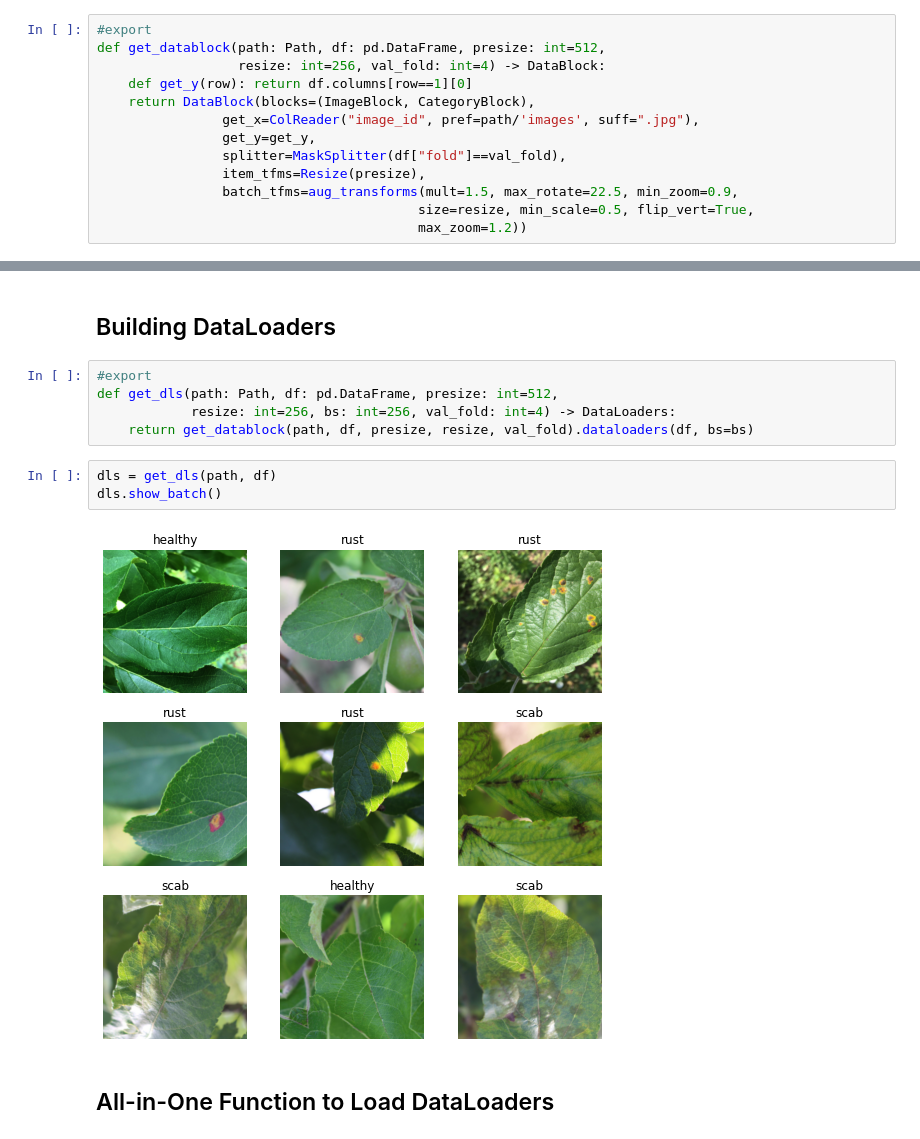
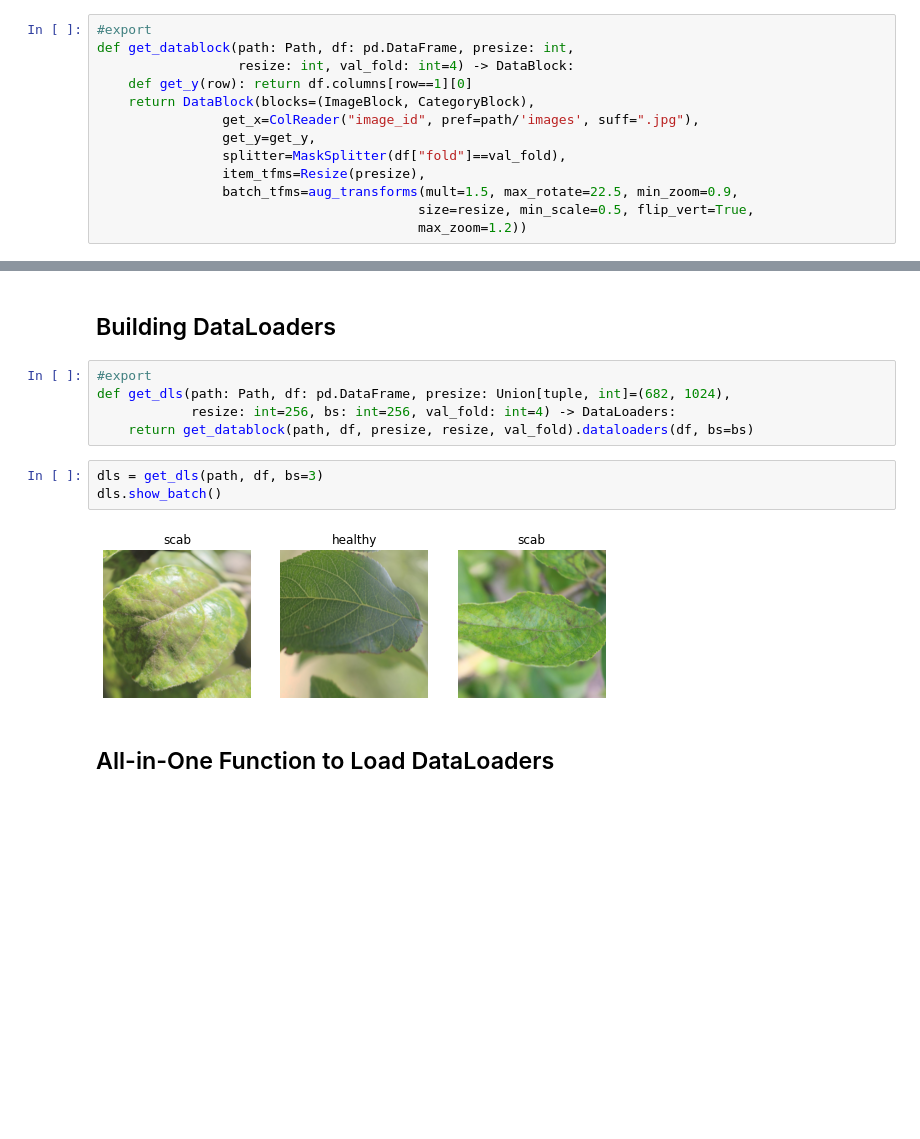
Before and after one commit to bwolfson97/plant_pathology, a Jupyter notebook: nbks/01_dataset.ipynb, the cells around one changed output, grey strips where cells are left out. Drawn from its saved outputs; the diff is of its cells as text; blank space fills up the shorter version.

```diff
--- a/nbks/01_dataset.ipynb
+++ b/nbks/01_dataset.ipynb
@@ -20,7 +20,7 @@ from plant_pathology.utils import *
 # %%
 #export
-def get_datablock(path: Path, df: pd.DataFrame, presize: int=512,
-                  resize: int=256, val_fold: int=4) -> DataBlock:
+def get_datablock(path: Path, df: pd.DataFrame, presize: int,
+                  resize: int, val_fold: int=4) -> DataBlock:
     def get_y(row): return df.columns[row==1][0]
     return DataBlock(blocks=(ImageBlock, CategoryBlock),
                 get_x=ColReader("image_id", pref=path/'images', suff=".jpg"),
@@ -60,14 +60,14 @@ dls.show_batch(unique=True, max_n=5, nrows=1)
 ## Building DataLoaders
 # %%
 #export
-def get_dls(path: Path, df: pd.DataFrame, presize: int=512,
+def get_dls(path: Path, df: pd.DataFrame, presize: Union[tuple, int]=(682, 1024),
             resize: int=256, bs: int=256, val_fold: int=4) -> DataLoaders:
     return get_datablock(path, df, presize, resize, val_fold).dataloaders(df, bs=bs)
 # %%
-dls = get_dls(path, df)
+dls = get_dls(path, df, bs=3)
 dls.show_batch()
 # %% [output]
-[figure, old version]
+[figure, new version]
 # %% [markdown]
 ## All-in-One Function to Load DataLoaders
 # %%
```
Also changed, not shown: parts of 14 cells of this notebook, 13 other files.
